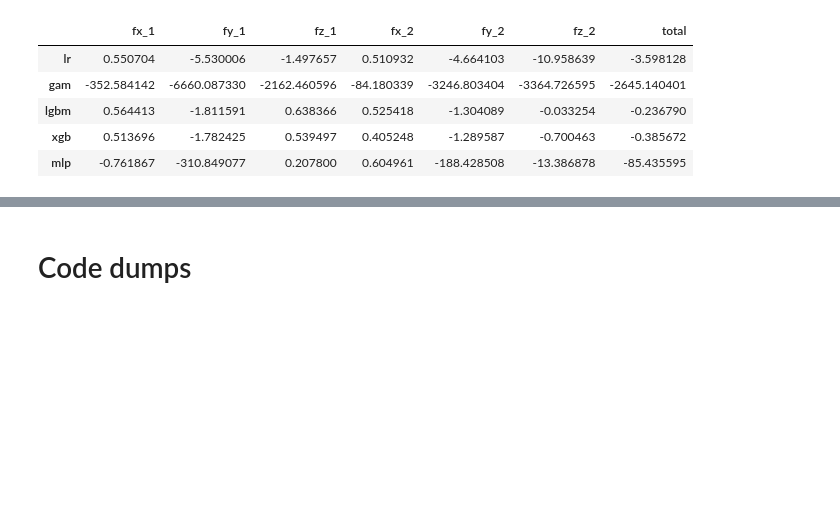
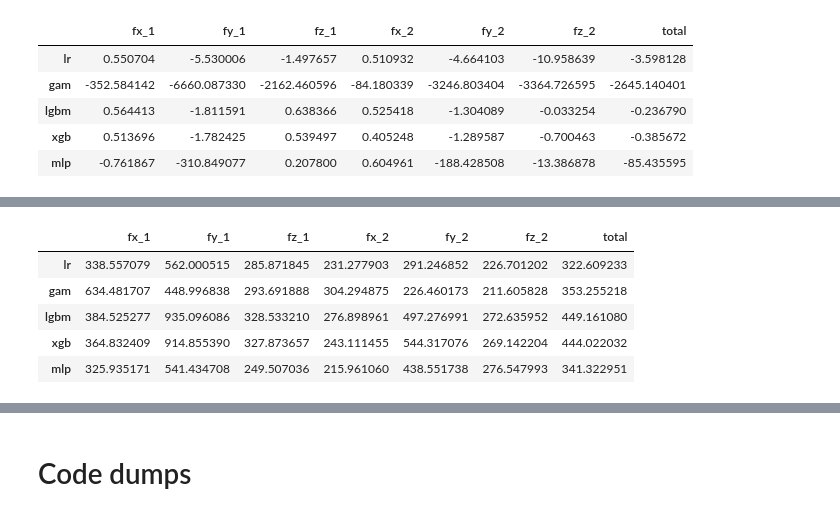
Before and after one commit to aumyfarhan/robot_force_prediction, a Jupyter notebook: Regression_Models.ipynb, the cells around one changed output, grey strips where cells are left out. Cells and saved outputs as stored; diff of their text form; code cells hidden in the pictures; blank space fills up the shorter version.

```diff
--- a/Regression_Models.ipynb
+++ b/Regression_Models.ipynb
@@ -383,0 +507,9 @@ r2_df
+# %%
+rmse_df_data_2
+# %% [output]
+|  | fx_1 | fy_1 | fz_1 | fx_2 | fy_2 | fz_2 | total |
+| lr | 338.557079 | 562.000515 | 285.871845 | 231.277903 | 291.246852 | 226.701202 | 322.609233 |
+| gam | 634.481707 | 448.996838 | 293.691888 | 304.294875 | 226.460173 | 211.605828 | 353.255218 |
+| lgbm | 384.525277 | 935.096086 | 328.533210 | 276.898961 | 497.276991 | 272.635952 | 449.161080 |
+| xgb | 364.832409 | 914.855390 | 327.873657 | 243.111455 | 544.317076 | 269.142204 | 444.022032 |
+| mlp | 325.935171 | 541.434708 | 249.507036 | 215.961060 | 438.551738 | 276.547993 | 341.322951 |
```
Also changed, not shown: parts of 20 cells of this notebook.
